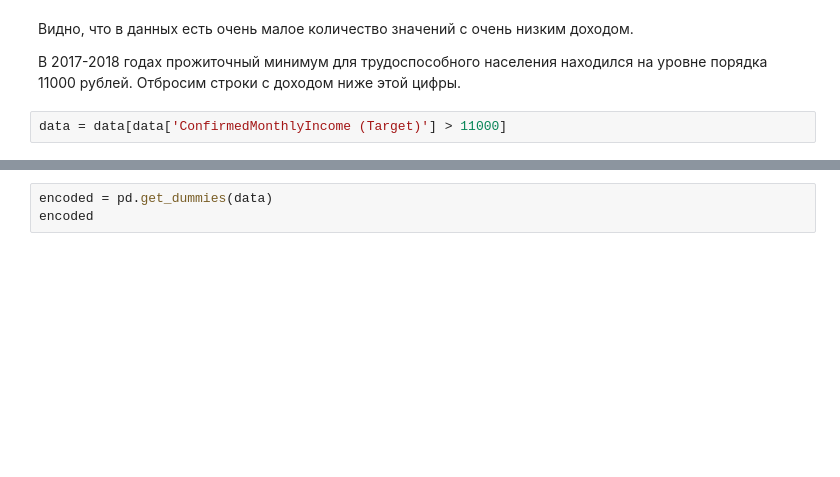
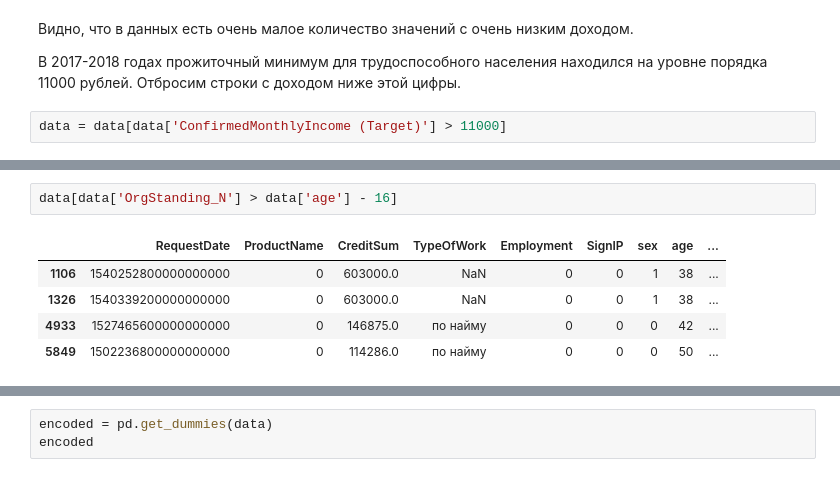
Before and after one commit to artemgur/akbars, a Jupyter notebook: akbars.ipynb, the cells around one changed output, grey strips where cells are left out. Drawn from its saved outputs; the diff is of its cells as text; blank space fills up the shorter version.

```diff
--- a/akbars.ipynb
+++ b/akbars.ipynb
@@ -602,0 +641,8 @@ data = data[data['ConfirmedMonthlyIncome (Target)'] > 11000]
+# %%
+data[data['OrgStanding_N'] > data['age'] - 16]
+# %% [output]
+|  | RequestDate | ProductName | CreditSum | TypeOfWork | Employment | SignIP | sex | age | ... |
+| 1106 | 1540252800000000000 | 0 | 603000.0 | NaN | 0 | 0 | 1 | 38 | ... |
+| 1326 | 1540339200000000000 | 0 | 603000.0 | NaN | 0 | 0 | 1 | 38 | ... |
+| 4933 | 1527465600000000000 | 0 | 146875.0 | по найму | 0 | 0 | 0 | 42 | ... |
+| 5849 | 1502236800000000000 | 0 | 114286.0 | по найму | 0 | 0 | 0 | 50 | ... |
```
Also changed, not shown: parts of 30 cells of this notebook.
